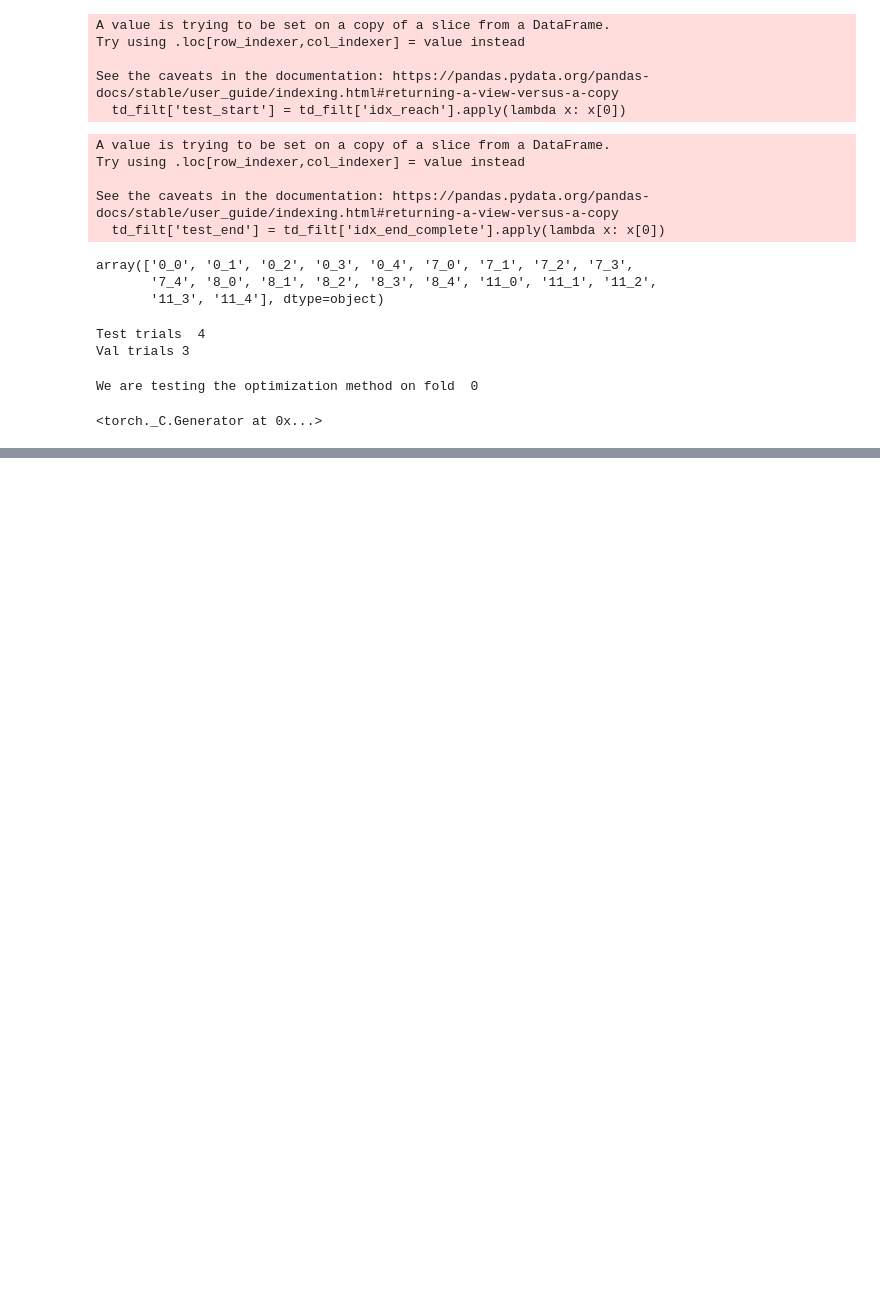
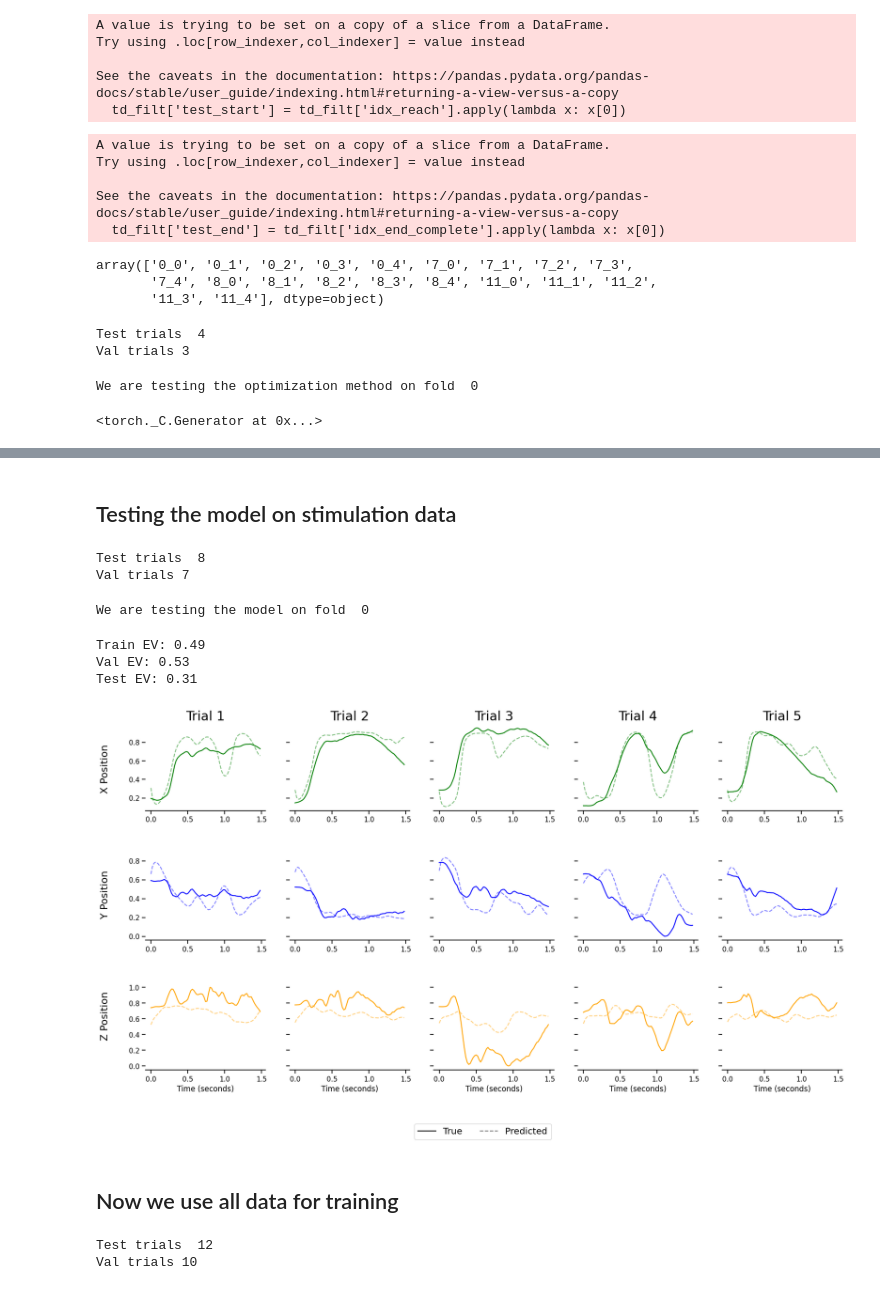
Before and after one commit to nereaiscamu/CL_UpperLimb_Control, a Jupyter notebook: Task1_EWC.ipynb, the cells around one changed output, grey strips where cells are left out. Drawn from its saved outputs; the diff is of its cells as text; code cells hidden in the pictures; blank space fills up the shorter version.

```diff
--- a/Task1_EWC.ipynb
+++ b/Task1_EWC.ipynb
@@ -154,6 +154,8 @@ with open(path_to_save_data, 'wb') as handle:
             pickle.dump(tidy_df, handle, protocol=4)
 # %%
 baseline_df = tidy_df.loc[tidy_df.type == 'BASELINE'].reset_index()
+# %%
+stim_df = tidy_df.loc[tidy_df.type == 'TONIC'].reset_index()
 # %%
 baseline_df.id.unique()
 # %% [output]
@@ -314,0 +317,64 @@ visualize_LSTM_test(y_hat, y_true, seq_length = 75)
+# %% [markdown]
+## Testing the model on stimulation data
+# %%
+X_train_stim, y_train_stim, X_val_stim,y_val_stim, X_test_stim, y_test_stim, info_train_stim,info_val_stim, info_test_stim = train_test_split(stim_df, train_variable = 'both_rates',
+                                                 target_variable = 'target_pos', num_folds = 5)
+# %% [output]
+Test trials  8
+Val trials 7
+# %%
+# Test one of the folds first
+fold_num = 'fold0'
+fold = 0
+
+print('We are testing the model on fold ', fold)
+
+
+X_train_stim = X_train_stim[fold_num]
+X_val_stim = X_val_stim[fold_num]
+X_test_stim = X_test_stim[fold_num]
+y_test_stim = y_test_stim[fold_num]
+y_train_stim = y_train_stim[fold_num]
+y_val_stim = y_val_stim[fold_num]
+
+
+# Specify that we want our tensors on the GPU and in float32
+device = torch.device('cpu') #suposed to be cuda
+dtype = torch.float32
+path_to_models = './Models'
+
+num_dim_output = y_train_stim.shape[1]
+num_features = X_train_stim.shape[1]
+
+seq_length = 75
+
+# Reshape x_train to match the number of columns in the model's input layer
+xx_train = X_train_stim.reshape(X_train_stim.shape[0] // seq_length, seq_length, X_train_stim.shape[1])
+# Reshape y_train to match the number of neurons in the model's output layer
+yy_train = y_train_stim.reshape(y_train_stim.shape[0] // seq_length, seq_length, y_train_stim.shape[1])
+
+xx_val = X_val_stim.reshape(X_val_stim.shape[0] // seq_length, seq_length, X_val_stim.shape[1])
+yy_val = y_val_stim.reshape(y_val_stim.shape[0] // seq_length, seq_length, y_val_stim.shape[1])
+
+xx_test = X_test_stim.reshape(X_test_stim.shape[0] // seq_length, seq_length, X_test_stim.shape[1])
+yy_test = y_test_stim.reshape(y_test_stim.shape[0] // seq_length, seq_length, y_test_stim.shape[1])
+# %% [output]
+We are testing the model on fold  0
+# %%
+y_hat, y_true, train_score, v_score, test_score = eval_model(xx_train, yy_train, xx_val, yy_val, xx_test, yy_test, model, metric = 'ev')
+# %% [output]
+Train EV: 0.49
+Val EV: 0.53
+Test EV: 0.31
+# %%
+visualize_LSTM_test(y_hat, y_true, seq_length = 75)
+# %% [output]
+[figure, added]
+# %% [markdown]
+## Now we use all data for training
+# %%
+X_train, y_train, X_val, y_val, X_test, y_test, info_train, info_val, info_test = train_test_split(tidy_df, train_variable = 'both_rates',
+                                                                                                   target_variable = 'target_pos', num_folds = 5)
+# %% [output]
+Test trials  12
+Val trials 10
```
Also changed, not shown: parts of 55 cells of this notebook, 12 other files.
